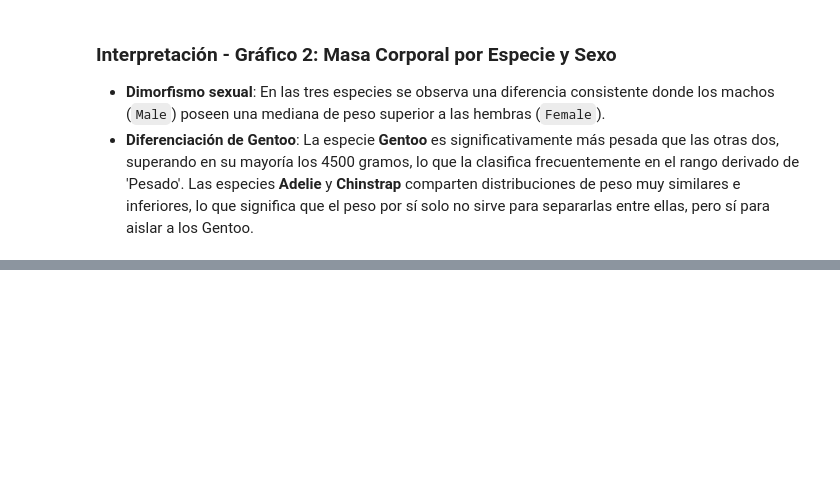
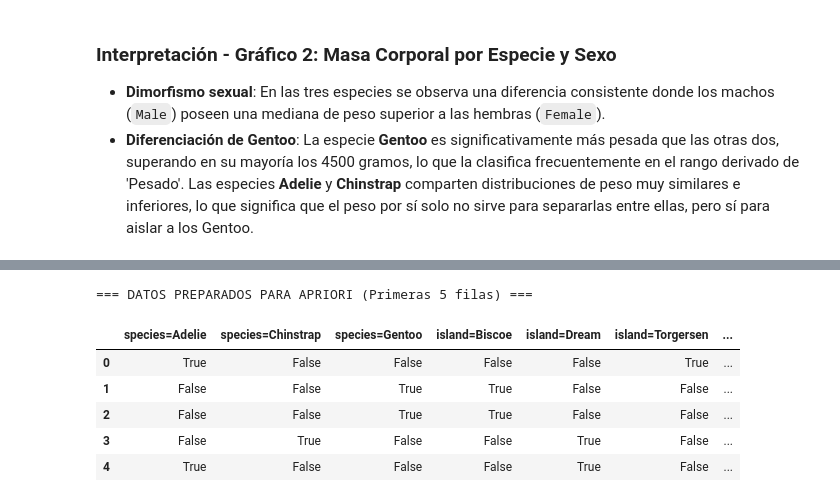
Before and after one commit to willian82/repositoria-google-colad, a Jupyter notebook: evaluaci_n_u1_yucra_willian.ipynb, the cells around one changed output, grey strips where cells are left out. Drawn from its saved outputs; the diff is of its cells as text; code cells hidden in the pictures; blank space fills up the shorter version.

```diff
--- a/evaluaci_n_u1_yucra_willian.ipynb
+++ b/evaluaci_n_u1_yucra_willian.ipynb
@@ -185,0 +194,17 @@ plt.show()
+# %%
+# Eliminamos las filas con valores nulos en el dataset original
+df_cleaned = df.dropna(subset=['culmen_length_mm', 'culmen_depth_mm', 'flipper_length_mm', 'body_mass_g', 'sex']).copy()
+
+# Recalculamos las variables derivadas sobre el conjunto de datos limpio para evitar inconsistencias
+df_cleaned['ratio_pico'] = df_cleaned['culmen_length_mm'] / df_cleaned['culmen_depth_mm']
+df_cleaned['rango_peso'] = pd.qcut(df_cleaned['body_mass_g'], q=3, labels=['Liviano', 'Mediano', 'Pesado'])
+media_aleta = df_cleaned['flipper_length_mm'].mean()
+df_cleaned['aleta_larga'] = np.where(df_cleaned['flipper_length_mm'] > media_aleta, 'Si', 'No')
+
+# Asignamos el dataset limpio al DataFrame principal 'df'
+df = df_cleaned
+
+print("=== COMPROBACIÓN POST-LIMPIEZA ===")
+print(f"Dimensiones actuales del dataset: {df.shape[0]} filas y {df.shape[1]} columnas.")
+print("\nValores nulos por columna en el dataset limpio:")
+print(df.isnull().sum())
@@ -185,0 +241,24 @@ plt.show()
+# %%
+import warnings
+warnings.filterwarnings('ignore', category=DeprecationWarning)
+
+import pandas as pd
+from mlxtend.frequent_patterns import apriori, association_rules
+
+# 1. Selección de columnas de interés
+columns_for_rules = ['species', 'island', 'sex', 'rango_peso', 'aleta_larga']
+df_assoc = df[columns_for_rules].copy()
+
+# 2. Preparación de los datos: Convertimos las columnas categóricas a variables dummy binarias (One-Hot Encoding)
+df_dummies = pd.get_dummies(df_assoc, columns=columns_for_rules, prefix_sep='=')
+
+print("=== DATOS PREPARADOS PARA APRIORI (Primeras 5 filas) ===")
+display(df_dummies.head())
+# %% [output]
+=== DATOS PREPARADOS PARA APRIORI (Primeras 5 filas) ===
+|  | species=Adelie | species=Chinstrap | species=Gentoo | island=Biscoe | island=Dream | island=Torgersen | ... |
+| 0 | True | False | False | False | False | True | ... |
+| 1 | False | False | True | True | False | False | ... |
+| 2 | False | False | True | True | False | False | ... |
+| 3 | False | True | False | False | True | False | ... |
+| 4 | True | False | False | False | True | False | ... |
```
Also changed, not shown: parts of 17 cells of this notebook.
